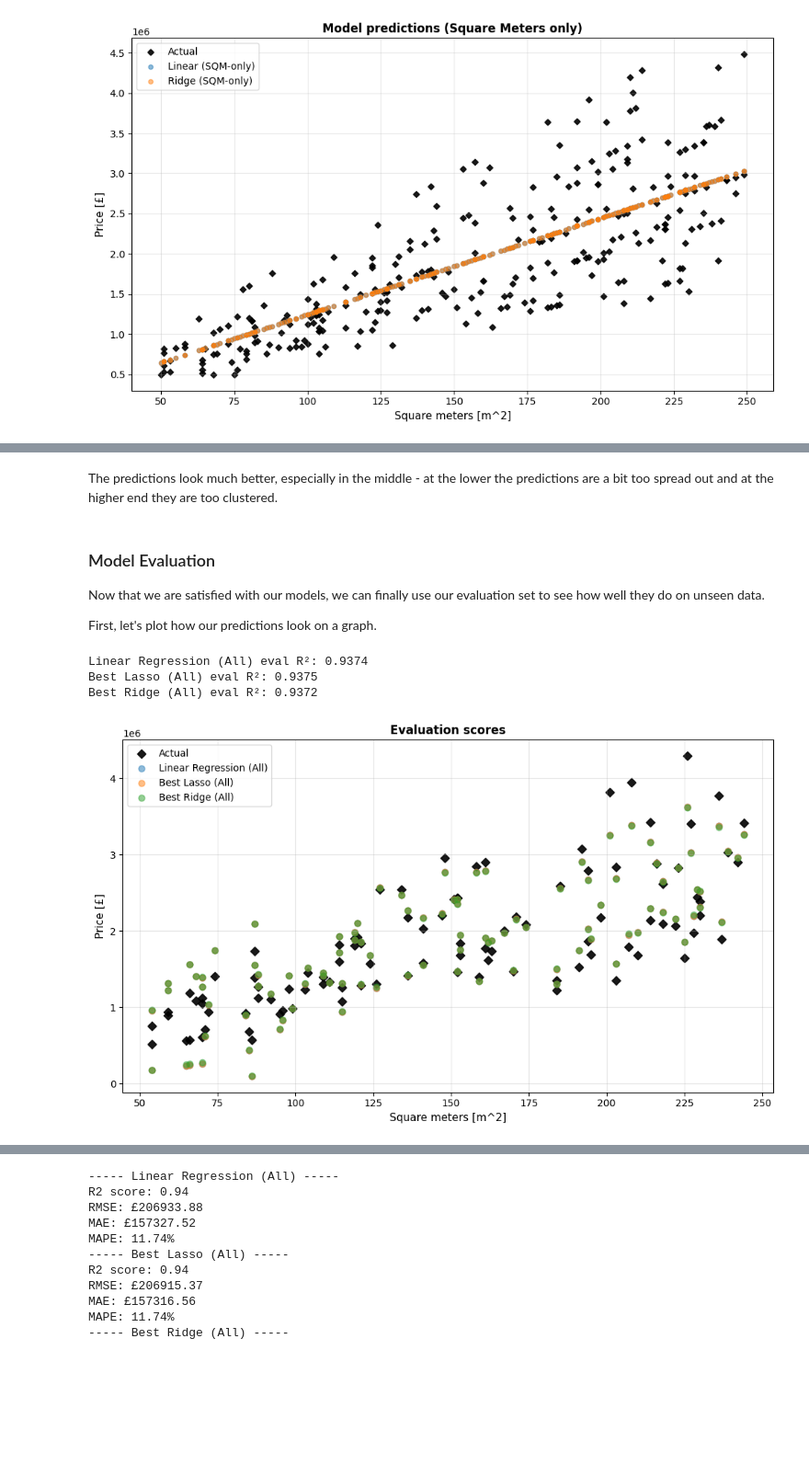
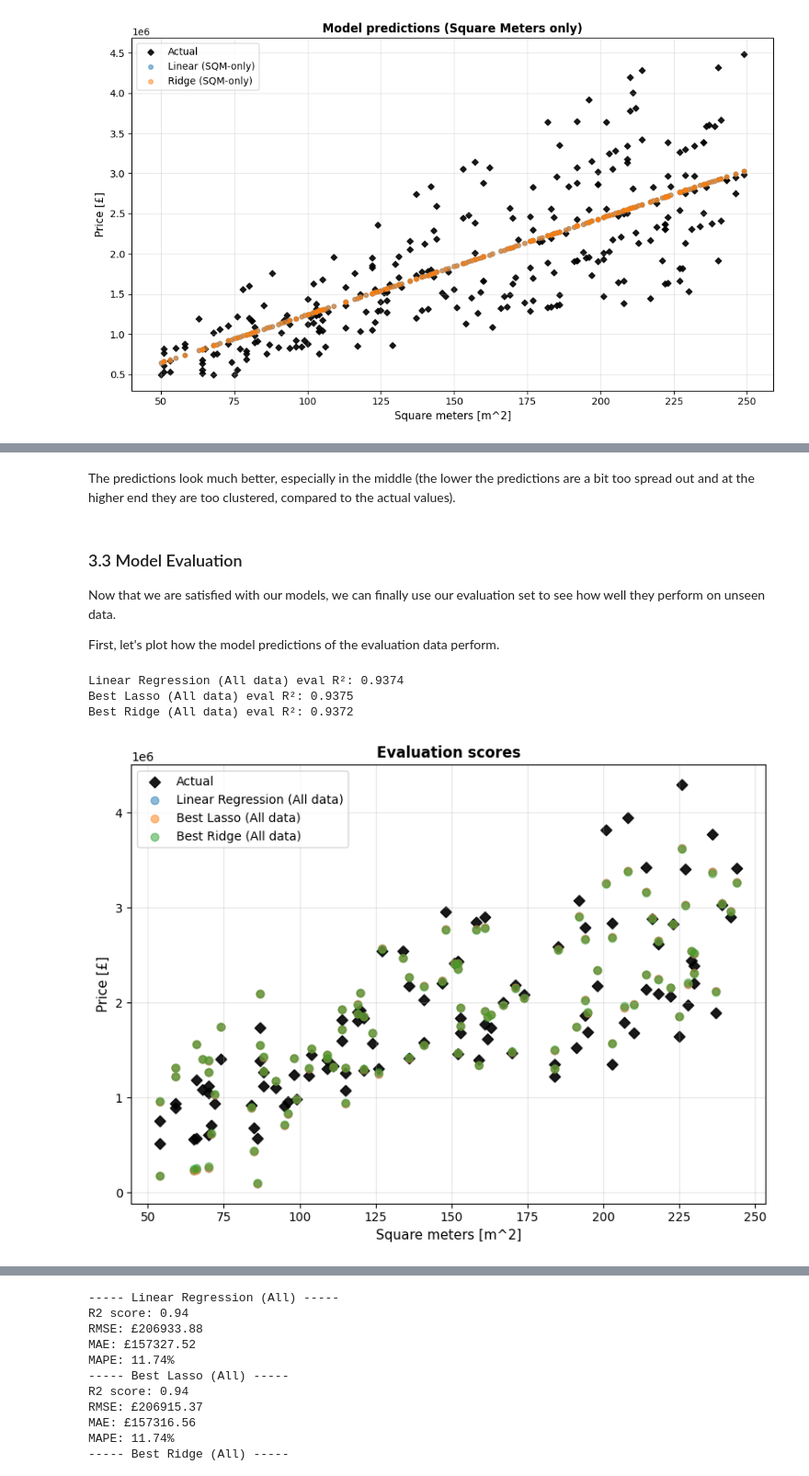
Before and after one commit to rsamconn/London-housing, a Jupyter notebook: test_reg_update.ipynb, the cells around one changed output, grey strips where cells are left out. Shown at 92% size. Cells and saved outputs as stored; diff of their text form; code cells hidden in the pictures; blank space fills up the shorter version.

```diff
--- a/test_reg_update.ipynb
+++ b/test_reg_update.ipynb
@@ -198,8 +226,8 @@ Let's now see how well the models can do with all the data available.
 # %%
 # Instantiate models for all features
-models_all = {'Linear (All)': LinearRegression(),
-              'Lasso (All)': Lasso(alpha = 0.1),
-              'Ridge (All)': Ridge(alpha = 0.1)}
+models_all = {'Linear (All data)': LinearRegression(),
+              'Lasso (All data)': Lasso(alpha = 0.1),
+              'Ridge (All data)': Ridge(alpha = 0.1)}
 
 # Fit each model and print R² scores
 for model_name, model in models_all.items():
@@ -225,12 +253,19 @@ from sklearn.model_selection import RandomizedSearchCV
 # Set the hyperparameter grids for Lasso and Ridge
 params = {'alpha': np.linspace(0.001, 10, 100)}
 
-randomCV_lasso_all = RandomizedSearchCV(models_all['Lasso (All)'], params,
+randomCV_lasso_all = RandomizedSearchCV(models_all['Lasso (All data)'], params,
                                         cv=kf20, n_iter=20, random_state=24)
-randomCV_ridge_all = RandomizedSearchCV(models_all['Ridge (All)'], params,
+randomCV_ridge_all = RandomizedSearchCV(models_all['Ridge (All data)'], params,
                                         cv=kf20, n_iter=20, random_state=24)
 
 models_all_cvs = {
-    'Lasso Regression (All)': randomCV_lasso_all,
-    'Ridge Regression (All)': randomCV_ridge_all
+    'Lasso (All data)': randomCV_lasso_all,
+    'Ridge (All data)': randomCV_ridge_all
 }
+
+# Print the best scores and parameters
+for name, model in models_all_cvs.items():
+    model.fit(X_train_scaled, y_train)
+    print('{} {} {}'.format(5*'-', name, 5*'-'))
+    print(f'Top score: {model.best_score_:.4f}')
+    print(f'Top params: {model.best_params_}')
@@ -237,8 +278,0 @@ models_all_cvs = {
-# %%
-results_dict = {}
-for name, model in models_all_cvs.items():
-    model.fit(X_train_scaled, y_train)
-    print('{} {} {}'.format(5*'-', name, 5*'-'))
-    print(f'Top score: {model.best_score_:.4f}')
-    print(f'Top params: {model.best_params_}')
-    results_dict[name] = [model.best_score_, model.best_params_]
@@ -258,8 +285,8 @@ Let's save those best models and see how the predictions look now using our plot
 # %%
 best_models = {
-    'Linear Regression (All)': models_all['Linear (All)'],
-    'Best Lasso (All)': randomCV_lasso_all.best_estimator_,
-    'Best Ridge (All)': randomCV_ridge_all.best_estimator_
+    'Linear Regression (All data)': models_all['Linear (All data)'],
+    'Best Lasso (All data)': randomCV_lasso_all.best_estimator_,
+    'Best Ridge (All data)': randomCV_ridge_all.best_estimator_
 }
 
 score_predict_plot(best_models,
@@ -273,37 +300,37 @@ Best Ridge (All) training--testing R²: 0.9471--0.9501
 # %% [markdown]
-The predictions look much better, especially in the middle - at the lower the predictions are a bit too spread out and at the higher end they are too clustered.
+The predictions look much better, especially in the middle (the lower the predictions are a bit too spread out and at the higher end they are too clustered, compared to the actual values).
 # %% [markdown]
-### Model Evaluation
-Now that we are satisfied with our models, we can finally use our evaluation set to see how well they do on unseen data.
+### 3.3 Model Evaluation
+Now that we are satisfied with our models, we can finally use our evaluation set to see how well they perform on unseen data.
 
-First, let's plot how our predictions look on a graph.
+First, let's plot how the model predictions of the evaluation data perform.
 # %%
 # Create figure and plot the actual results
-plt.figure(figsize=(10, 6))
+plt.figure(figsize=(8, 6))
 plt.scatter(X_eval[:, 2], y_eval, label='Actual', marker='D',
             color='black', alpha=0.9, s=40)
 
 eval_set_preds = {}
 # Loop over models
 for model_name, model in best_models.items():
     # Predict and plot
     eval_set_preds[model_name] = model.predict(X_eval_scaled)
     plt.scatter(X_eval[:, 2], eval_set_preds[model_name], label=model_name, alpha=0.5, s=40)
     # Calculate and print R² scores
     eval_score = model.score(X_eval_scaled, y_eval)
     print(f"{model_name} eval R²: {eval_score:.4f}")
 
 plt.xlabel('Square meters [m^2]', fontsize=11)
 plt.ylabel('Price [£]', fontsize=11)
 plt.title('Evaluation scores', fontsize=12, fontweight='bold')
 plt.legend()
 plt.grid(True, alpha=0.3)
 
 plt.tight_layout()
 plt.show()
 # %% [output]
-Linear Regression (All) eval R²: 0.9374
-Best Lasso (All) eval R²: 0.9375
-Best Ridge (All) eval R²: 0.9372
+Linear Regression (All data) eval R²: 0.9374
+Best Lasso (All data) eval R²: 0.9375
+Best Ridge (All data) eval R²: 0.9372
-[figure, old version]
+[figure, new version]
 # %% [markdown]
```
Also changed, not shown: parts of 36 cells of this notebook.
